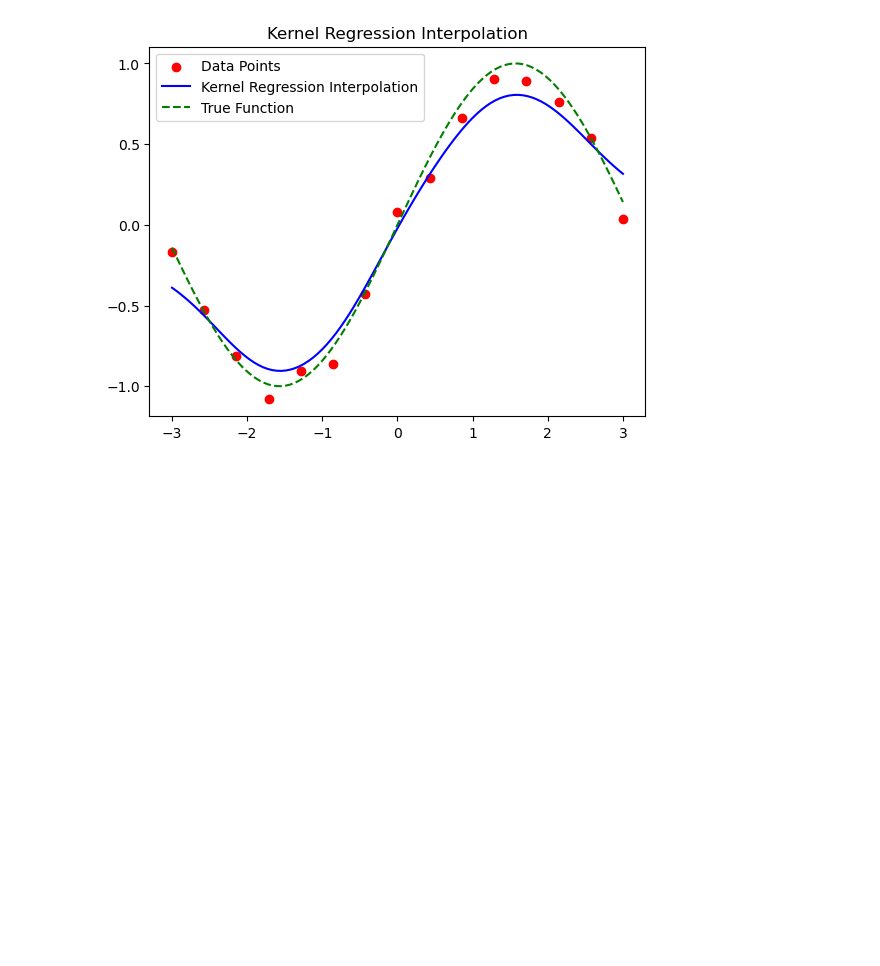
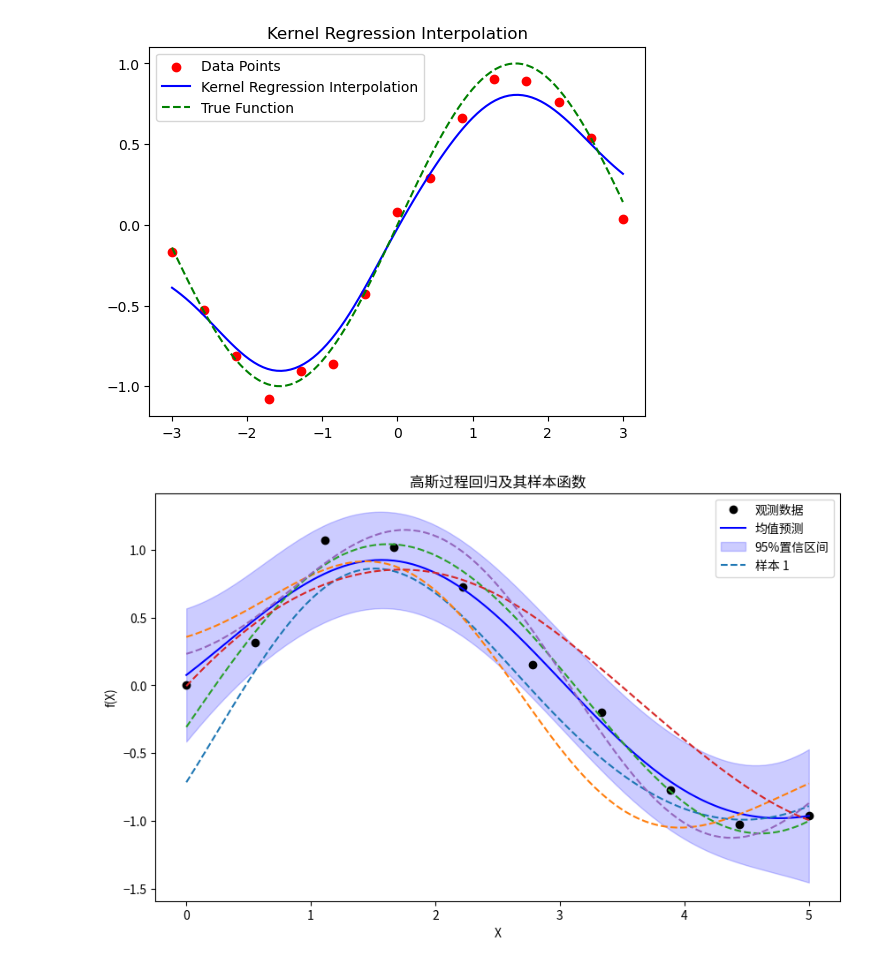
Before and after one commit to lyyric/CSMI_Notes, a Jupyter notebook: M1 S2/Apprentissage Auto scientifique/TP/tmp.ipynb, the cells around one changed output. Cells and saved outputs as stored; diff of their text form; code cells hidden in the pictures; blank space fills up the shorter version.

```diff
--- a/M1 S2/Apprentissage Auto scientifique/TP/tmp.ipynb
+++ b/M1 S2/Apprentissage Auto scientifique/TP/tmp.ipynb
@@ -30,3 +30,48 @@ plt.title("Kernel Regression Interpolation")
 plt.show()
 # %% [output]
 [figure]
+# %%
+import numpy as np
+import matplotlib.pyplot as plt
+plt.rcParams['font.family'] = 'Source Han Sans CN' # 中文字体, Windows: 'SimHei', Mac: 'Heiti TC'
+from sklearn.gaussian_process import GaussianProcessRegressor
+from sklearn.gaussian_process.kernels import RBF
+
+# 1. 准备训练数据
+X_train = np.linspace(0, 5, 10).reshape(-1, 1)             # 10个观测点，X取0到5的均匀分布
+y_train = np.sin(X_train).ravel() + np.random.normal(0, 0.1, 10)  # 目标值为正弦函数加上噪声
+
+# 2. 创建并训练高斯过程回归模型
+kernel = RBF(length_scale=1.0)
+gp = GaussianProcessRegressor(kernel=kernel, alpha=0.1)  # alpha 表示观测噪声水平
+gp.fit(X_train, y_train)
+
+# 3. 在新的输入点上进行预测
+X_fine = np.linspace(0, 5, 100).reshape(-1, 1)             # 更细的输入网格
+mean_prediction, std_prediction = gp.predict(X_fine, return_std=True)
+
+# 4. 使用 gp.sample_y 抽取样本
+n_samples = 5
+# 返回的 f_samples 形状为 (len(X_fine), n_samples)，每一列是一个样本
+f_samples = gp.sample_y(X_fine, n_samples)
+f_samples = f_samples.T  # 转置后，每一行是一条完整的样本曲线
+
+# 5. 绘图展示结果
+plt.figure(figsize=(10, 6))
+plt.plot(X_train, y_train, 'ko', label="观测数据")
+plt.plot(X_fine, mean_prediction, 'b-', label="均值预测")
+plt.fill_between(X_fine.ravel(),
+                 mean_prediction - 1.96 * std_prediction,
+                 mean_prediction + 1.96 * std_prediction,
+                 color='blue', alpha=0.2, label="95%置信区间")
+
+# 绘制抽取的样本曲线
+for i in range(n_samples):
+    plt.plot(X_fine, f_samples[i], linestyle='--', label=f"样本 {i+1}" if i==0 else None)
+plt.xlabel("X")
+plt.ylabel("f(X)")
+plt.title("高斯过程回归及其样本函数")
+plt.legend()
+plt.show()
+# %% [output]
+[figure, added]
```
Also changed, not shown: 9 other files.
